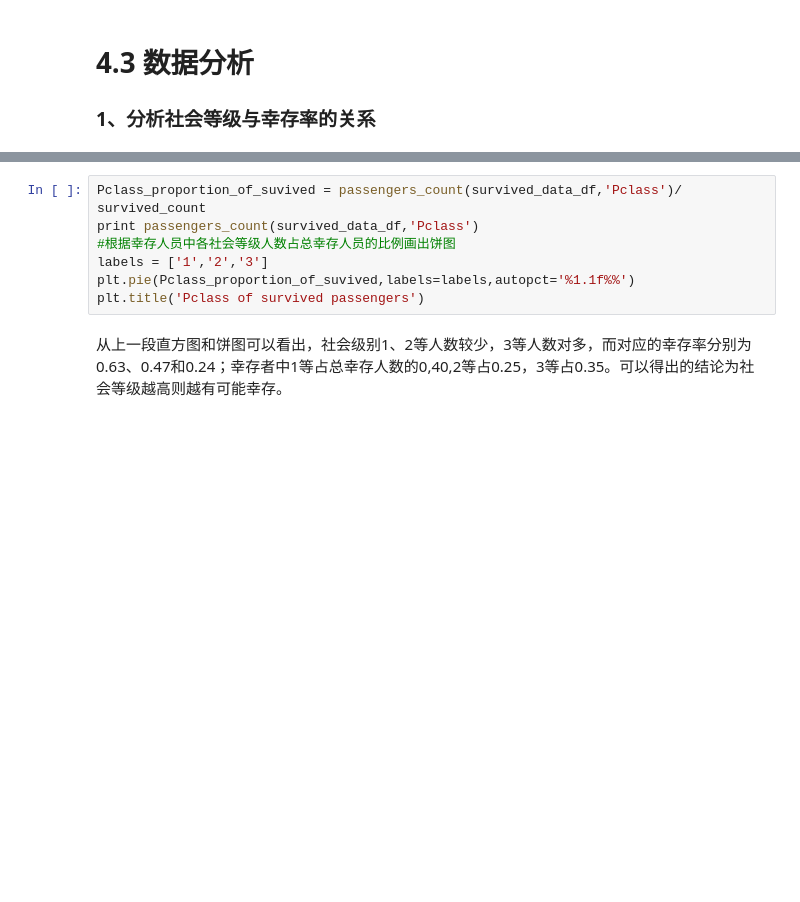
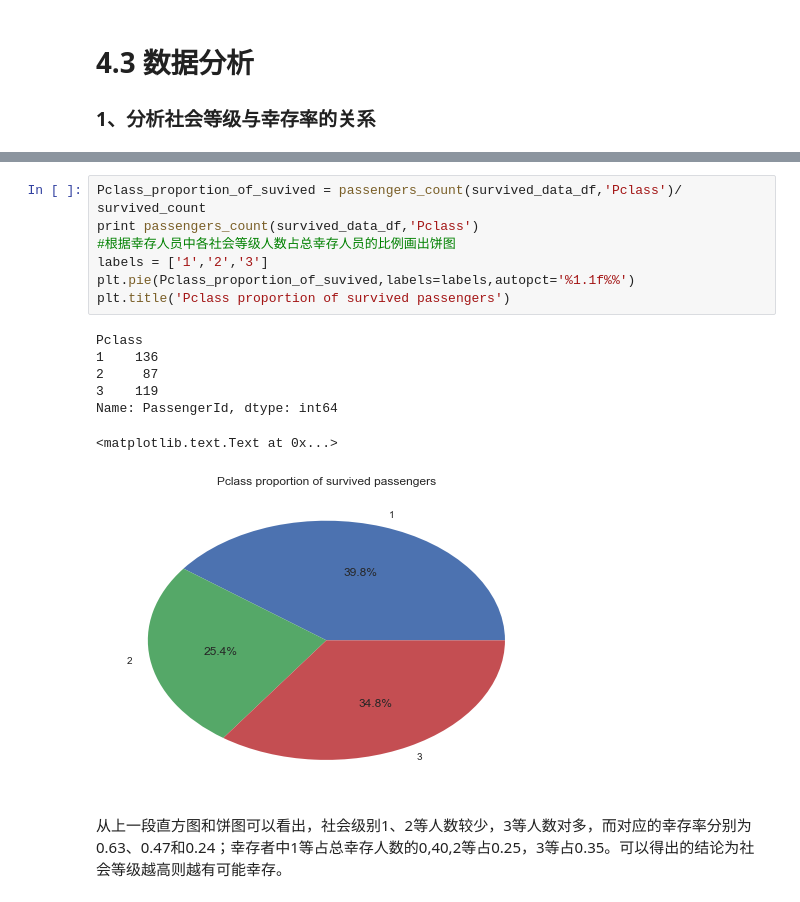
Before and after one commit to janeliao/Udacity_Projects, a Jupyter notebook: p4/p4_the_sinking_of_titanic.ipynb, the cells around one changed output, grey strips where cells are left out. Saved outputs shown, nothing was run; the diff lists cells and outputs as text; blank space fills up the shorter version.

```diff
--- a/p4/p4_the_sinking_of_titanic.ipynb
+++ b/p4/p4_the_sinking_of_titanic.ipynb
@@ -109,10 +117,18 @@ plt.title('survival rate by Pclass')
 # %%
 Pclass_proportion_of_suvived = passengers_count(survived_data_df,'Pclass')/ survived_count
 print passengers_count(survived_data_df,'Pclass')
 #根据幸存人员中各社会等级人数占总幸存人员的比例画出饼图
 labels = ['1','2','3']
 plt.pie(Pclass_proportion_of_suvived,labels=labels,autopct='%1.1f%%')
-plt.title('Pclass of survived passengers')
+plt.title('Pclass proportion of survived passengers')
+# %% [output]
+Pclass
+1    136
+2     87
+3    119
+Name: PassengerId, dtype: int64
+<matplotlib.text.Text at 0x...>
+[figure, added]
 # %% [markdown]
 从上一段直方图和饼图可以看出，社会级别1、2等人数较少，3等人数对多，而对应的幸存率分别为0.63、0.47和0.24；幸存者中1等占总幸存人数的0,40,2等占0.25，3等占0.35。可以得出的结论为社会等级越高则越有可能幸存。
 # %% [markdown]
```
Also changed, not shown: parts of 8 cells of this notebook.
